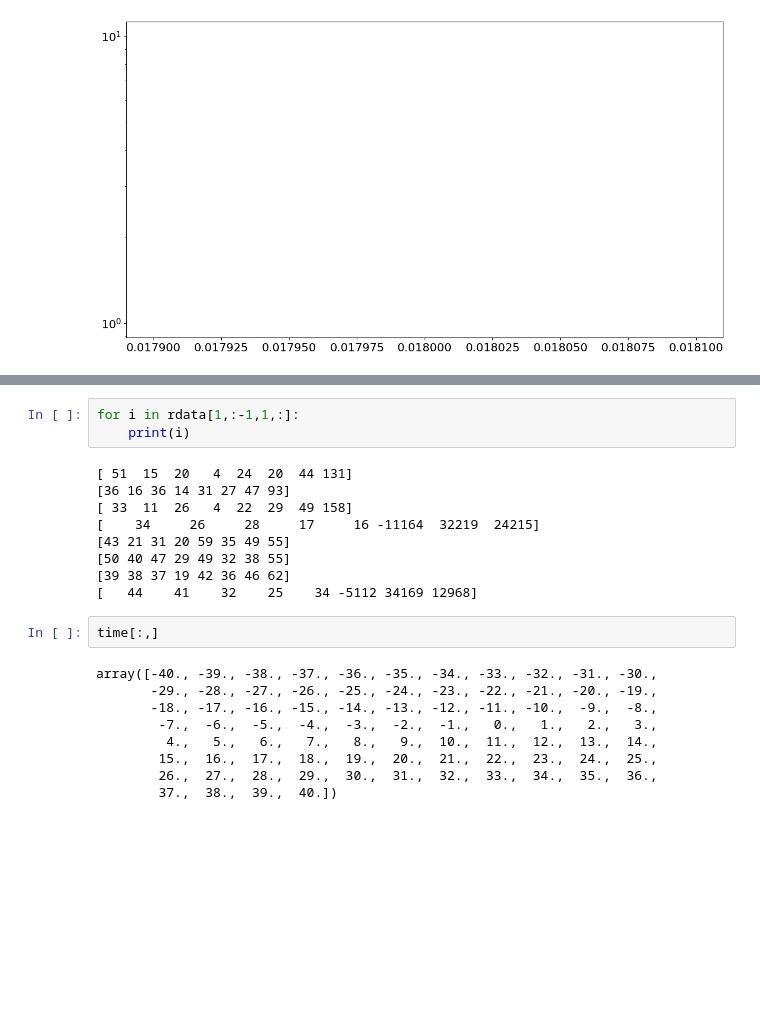
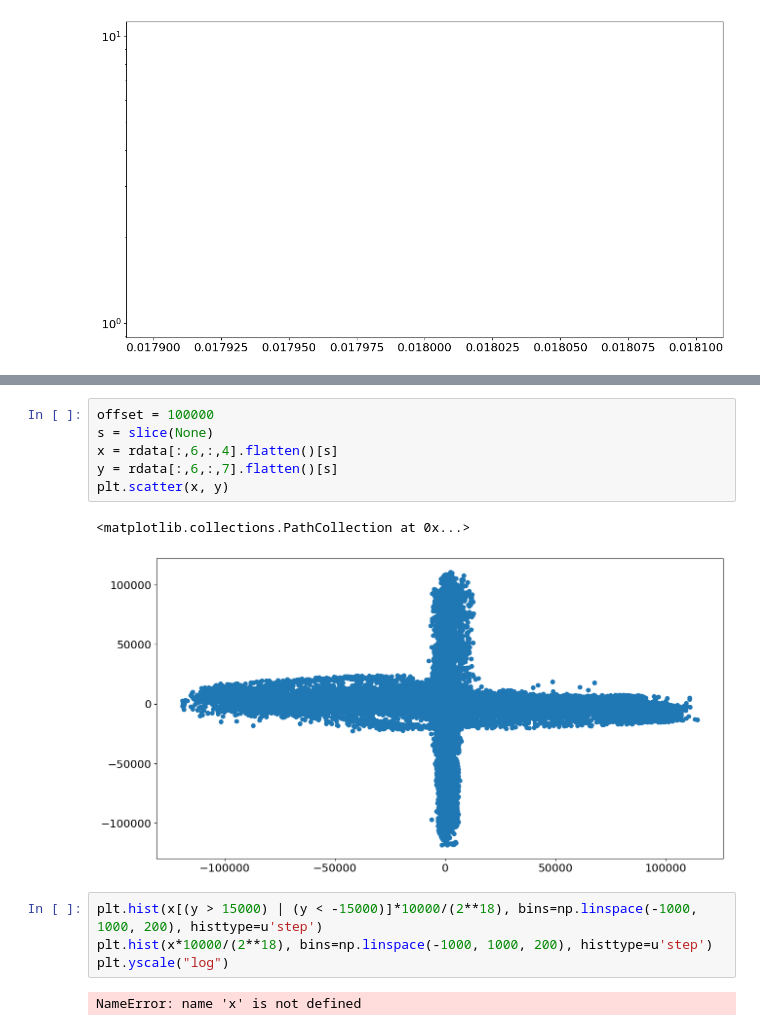
Before and after one commit to FTBF/ITA-BPM-software, a Jupyter notebook: analysis/Analysis.ipynb, the cells around one changed output, grey strips where cells are left out. Saved outputs shown, nothing was run; the diff lists cells and outputs as text; blank space fills up the shorter version.

```diff
--- a/analysis/Analysis.ipynb
+++ b/analysis/Analysis.ipynb
@@ -91,23 +94,15 @@ No artists with labels found to put in legend.  Note that artists whose label st
 # %%
-for i in rdata[1,:-1,1,:]:
-    print(i)
+offset = 100000
+s = slice(None)
+x = rdata[:,6,:,4].flatten()[s]
+y = rdata[:,6,:,7].flatten()[s]
+plt.scatter(x, y)
 # %% [output]
-[ 51  15  20   4  24  20  44 131]
-[36 16 36 14 31 27 47 93]
-[ 33  11  26   4  22  29  49 158]
-[    34     26     28     17     16 -11164  32219  24215]
-[43 21 31 20 59 35 49 55]
-[50 40 47 29 49 32 38 55]
-[39 38 37 19 42 36 46 62]
-[   44    41    32    25    34 -5112 34169 12968]
+<matplotlib.collections.PathCollection at 0x...>
+[figure, added]
 # %%
-time[:,]
+plt.hist(x[(y > 15000) | (y < -15000)]*10000/(2**18), bins=np.linspace(-1000, 1000, 200), histtype=u'step')
+plt.hist(x*10000/(2**18), bins=np.linspace(-1000, 1000, 200), histtype=u'step')
+plt.yscale("log")
 # %% [output]
-array([-40., -39., -38., -37., -36., -35., -34., -33., -32., -31., -30.,
-       -29., -28., -27., -26., -25., -24., -23., -22., -21., -20., -19.,
-       -18., -17., -16., -15., -14., -13., -12., -11., -10.,  -9.,  -8.,
-        -7.,  -6.,  -5.,  -4.,  -3.,  -2.,  -1.,   0.,   1.,   2.,   3.,
-         4.,   5.,   6.,   7.,   8.,   9.,  10.,  11.,  12.,  13.,  14.,
-        15.,  16.,  17.,  18.,  19.,  20.,  21.,  22.,  23.,  24.,  25.,
-        26.,  27.,  28.,  29.,  30.,  31.,  32.,  33.,  34.,  35.,  36.,
-        37.,  38.,  39.,  40.])
+NameError: name 'x' is not defined
```
Also changed, not shown: parts of 2 cells of this notebook.
